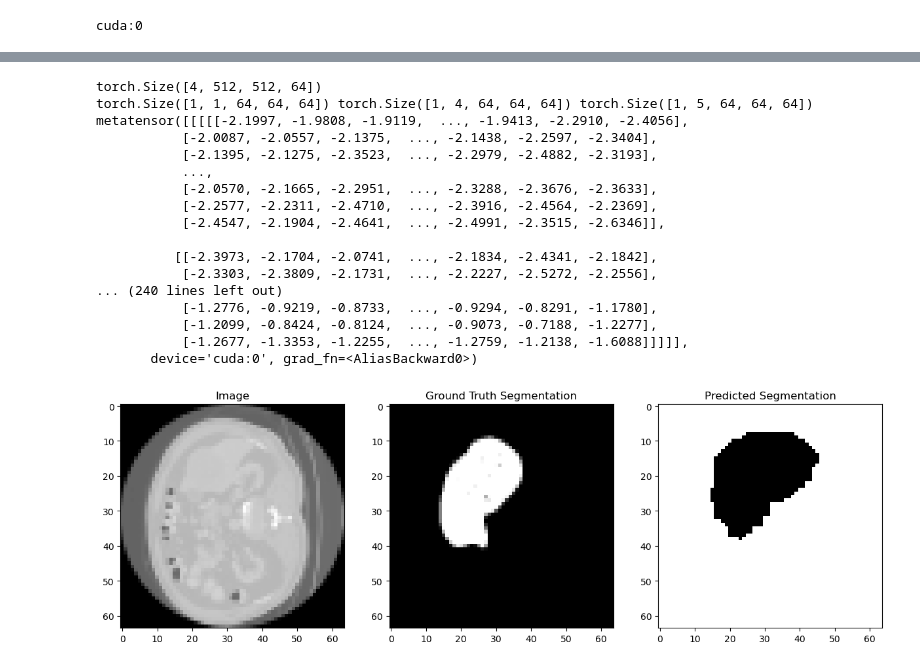
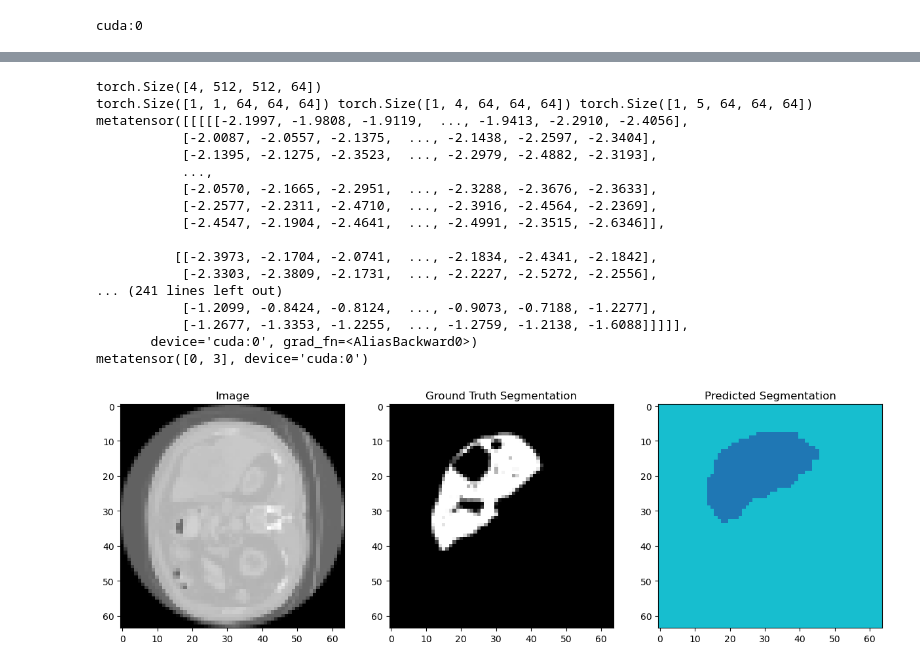
Before and after one commit to LucianoDeben/5ARIP10-ITP-T3G3, a Jupyter notebook: notebooks/segmentation.ipynb, the cells around one changed output, grey strips where cells are left out. Cells and saved outputs as stored; diff of their text form; code cells hidden in the pictures.

Commit message:
Add color visualization

```diff
--- a/notebooks/segmentation.ipynb
+++ b/notebooks/segmentation.ipynb
@@ -151,47 +151,49 @@ pred_seg = output
 import matplotlib.pyplot as plt
 import numpy as np
 
-slice_idx = 50
+slice_idx = 40
 
 print(image.shape, seg.shape, pred_seg.shape)
 print(pred_seg)
+
 pred_seg = torch.argmax(pred_seg, dim=1).unsqueeze(1)
+print(pred_seg.unique())
 
 # Convert the image, ground truth segmentation, and predicted segmentation to NumPy arrays
 image = image.cpu().detach().numpy()
 seg = seg.cpu().detach().numpy()
 pred_seg = pred_seg.cpu().detach().numpy()
 
 # Get the first image, ground truth segmentation, and predicted segmentation from the batch
-image = image[0, 1, :, :, slice_idx]
-seg = seg[0, 1, :, :, slice_idx]
-pred_seg = pred_seg[0, 1, :, :, slice_idx]
+image = image[0, 0, :, :, slice_idx]
+seg = seg[0, 0, :, :, slice_idx]
+pred_seg = pred_seg[0, 0, :, :, slice_idx]
 
 # Plot the image, ground truth segmentation, and predicted segmentation
 fig, axes = plt.subplots(1, 3, figsize=(15, 5))
 axes[0].imshow(image, cmap="gray")
 axes[0].set_title("Image")
 axes[1].imshow(seg, cmap="gray")
 axes[1].set_title("Ground Truth Segmentation")
-axes[2].imshow(pred_seg, cmap="gray")
+axes[2].imshow(pred_seg, cmap="tab10")
 axes[2].set_title("Predicted Segmentation")
 plt.show()
 # %% [output]
 torch.Size([4, 512, 512, 64])
 torch.Size([1, 1, 64, 64, 64]) torch.Size([1, 4, 64, 64, 64]) torch.Size([1, 5, 64, 64, 64])
 metatensor([[[[[-2.1997, -1.9808, -1.9119,  ..., -1.9413, -2.2910, -2.4056],
            [-2.0087, -2.0557, -2.1375,  ..., -2.1438, -2.2597, -2.3404],
            [-2.1395, -2.1275, -2.3523,  ..., -2.2979, -2.4882, -2.3193],
            ...,
            [-2.0570, -2.1665, -2.2951,  ..., -2.3288, -2.3676, -2.3633],
            [-2.2577, -2.2311, -2.4710,  ..., -2.3916, -2.4564, -2.2369],
            [-2.4547, -2.1904, -2.4641,  ..., -2.4991, -2.3515, -2.6346]],
 
           [[-2.3973, -2.1704, -2.0741,  ..., -2.1834, -2.4341, -2.1842],
            [-2.3303, -2.3809, -2.1731,  ..., -2.2227, -2.5272, -2.2556],
-... (240 lines left out)
-           [-1.2776, -0.9219, -0.8733,  ..., -0.9294, -0.8291, -1.1780],
+... (241 lines left out)
            [-1.2099, -0.8424, -0.8124,  ..., -0.9073, -0.7188, -1.2277],
            [-1.2677, -1.3353, -1.2255,  ..., -1.2759, -1.2138, -1.6088]]]]],
        device='cuda:0', grad_fn=<AliasBackward0>)
+metatensor([0, 3], device='cuda:0')
-[figure, old version]
+[figure, new version]
```
